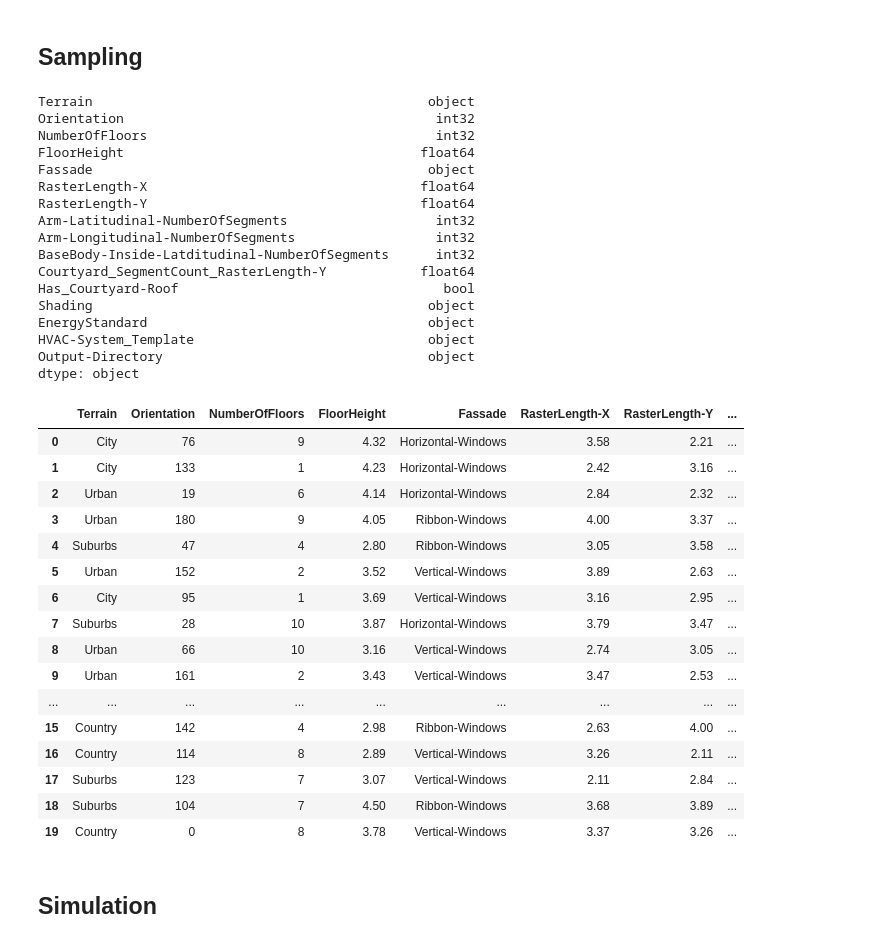
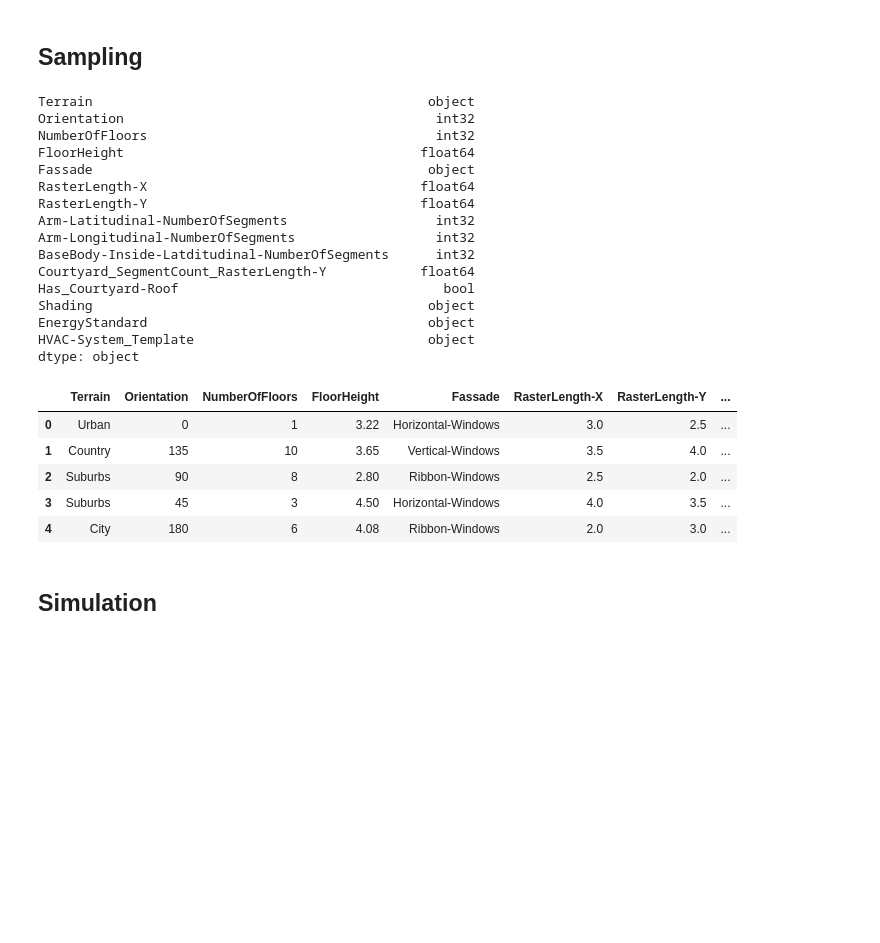
Before and after one commit to ResearchGroup-G/EG-ICE_BuildingLab, a Jupyter notebook: src/Director.ipynb, the cells around one changed output. Drawn from its saved outputs; the diff is of its cells as text; code cells hidden in the pictures; blank space fills up the shorter version.

```diff
--- a/src/Director.ipynb
+++ b/src/Director.ipynb
@@ -140,13 +140,13 @@ hvacSystemTemplates = {
 }
 # %%
 data_in=read_write.read_variables_csv('Parameters.csv')
-designSpaceMatrix = build.space_filling_lhs(data_in,num_samples = 20)
+designSpaceMatrix = build.space_filling_lhs(data_in,num_samples = 5)
 designSpaceMatrix = designSpaceMatrix.round(2)
 
 integerColumnNames = ['Orientation','NumberOfFloors', 'Arm-Latitudinal-NumberOfSegments',
 'Arm-Longitudinal-NumberOfSegments','BaseBody-Inside-Latditudinal-NumberOfSegments']
 boolIntegerColumnNames = ['Has_Courtyard-Roof']
-textColumnNames = ['Terrain','Fassade','EnergyStandard','Shading','HVAC-System_Template','Output-Directory',]
+textColumnNames = ['Terrain','Fassade','EnergyStandard','Shading','HVAC-System_Template',]
 
 roundDict = {}
 for nonNumberColumnName in integerColumnNames + boolIntegerColumnNames + textColumnNames:
@@ -163,51 +163,38 @@ for textColumnName in textColumnNames:
     designSpaceMatrix[textColumnName]=designSpaceMatrix[textColumnName].astype('int')
     designSpaceMatrix[textColumnName]=designSpaceMatrix[textColumnName].astype('str')
 
 designSpaceMatrix['Terrain'] = designSpaceMatrix['Terrain'].map(terrain)
 designSpaceMatrix['Fassade'] = designSpaceMatrix['Fassade'].map(fassade)
 designSpaceMatrix['Shading'] = designSpaceMatrix['Shading'].map(shading)
 designSpaceMatrix['EnergyStandard'] = designSpaceMatrix['EnergyStandard'].map(energyStandard)
 designSpaceMatrix['HVAC-System_Template'] = designSpaceMatrix['HVAC-System_Template'].map(hvacSystemTemplates)
-designSpaceMatrix['Output-Directory'] = designSpaceMatrix['Output-Directory'].map({'0':r'C:\Git\Work\FOR2363\Model-Runner\src'})
 
 designSpaceMatrix.to_csv('DesignSpaceMatrix.csv')
 print(designSpaceMatrix.dtypes)
 designSpaceMatrix
 # %% [output]
 Terrain                                           object
 Orientation                                        int32
 NumberOfFloors                                     int32
 FloorHeight                                      float64
 Fassade                                           object
 RasterLength-X                                   float64
 RasterLength-Y                                   float64
 Arm-Latitudinal-NumberOfSegments                   int32
 Arm-Longitudinal-NumberOfSegments                  int32
 BaseBody-Inside-Latditudinal-NumberOfSegments      int32
 Courtyard_SegmentCount_RasterLength-Y            float64
 Has_Courtyard-Roof                                  bool
 Shading                                           object
 EnergyStandard                                    object
 HVAC-System_Template                              object
-Output-Directory                                  object
 dtype: object
 |  | Terrain | Orientation | NumberOfFloors | FloorHeight | Fassade | RasterLength-X | RasterLength-Y | ... |
-| 0 | City | 76 | 9 | 4.32 | Horizontal-Windows | 3.58 | 2.21 | ... |
-| 1 | City | 133 | 1 | 4.23 | Horizontal-Windows | 2.42 | 3.16 | ... |
-| 2 | Urban | 19 | 6 | 4.14 | Horizontal-Windows | 2.84 | 2.32 | ... |
-| 3 | Urban | 180 | 9 | 4.05 | Ribbon-Windows | 4.00 | 3.37 | ... |
-| 4 | Suburbs | 47 | 4 | 2.80 | Ribbon-Windows | 3.05 | 3.58 | ... |
-| 5 | Urban | 152 | 2 | 3.52 | Vertical-Windows | 3.89 | 2.63 | ... |
-| 6 | City | 95 | 1 | 3.69 | Vertical-Windows | 3.16 | 2.95 | ... |
-| 7 | Suburbs | 28 | 10 | 3.87 | Horizontal-Windows | 3.79 | 3.47 | ... |
-| 8 | Urban | 66 | 10 | 3.16 | Vertical-Windows | 2.74 | 3.05 | ... |
-| 9 | Urban | 161 | 2 | 3.43 | Vertical-Windows | 3.47 | 2.53 | ... |
-| ... | ... | ... | ... | ... | ... | ... | ... | ... |
-| 15 | Country | 142 | 4 | 2.98 | Ribbon-Windows | 2.63 | 4.00 | ... |
-| 16 | Country | 114 | 8 | 2.89 | Vertical-Windows | 3.26 | 2.11 | ... |
-| 17 | Suburbs | 123 | 7 | 3.07 | Vertical-Windows | 2.11 | 2.84 | ... |
-| 18 | Suburbs | 104 | 7 | 4.50 | Ribbon-Windows | 3.68 | 3.89 | ... |
-| 19 | Country | 0 | 8 | 3.78 | Vertical-Windows | 3.37 | 3.26 | ... |
+| 0 | Urban | 0 | 1 | 3.22 | Horizontal-Windows | 3.0 | 2.5 | ... |
+| 1 | Country | 135 | 10 | 3.65 | Vertical-Windows | 3.5 | 4.0 | ... |
+| 2 | Suburbs | 90 | 8 | 2.80 | Ribbon-Windows | 2.5 | 2.0 | ... |
+| 3 | Suburbs | 45 | 3 | 4.50 | Horizontal-Windows | 4.0 | 3.5 | ... |
+| 4 | City | 180 | 6 | 4.08 | Ribbon-Windows | 2.0 | 3.0 | ... |
 # %% [markdown]
 ## Simulation
 # %% [markdown]
```
Also changed, not shown: parts of 14 cells of this notebook, 8 other files.
